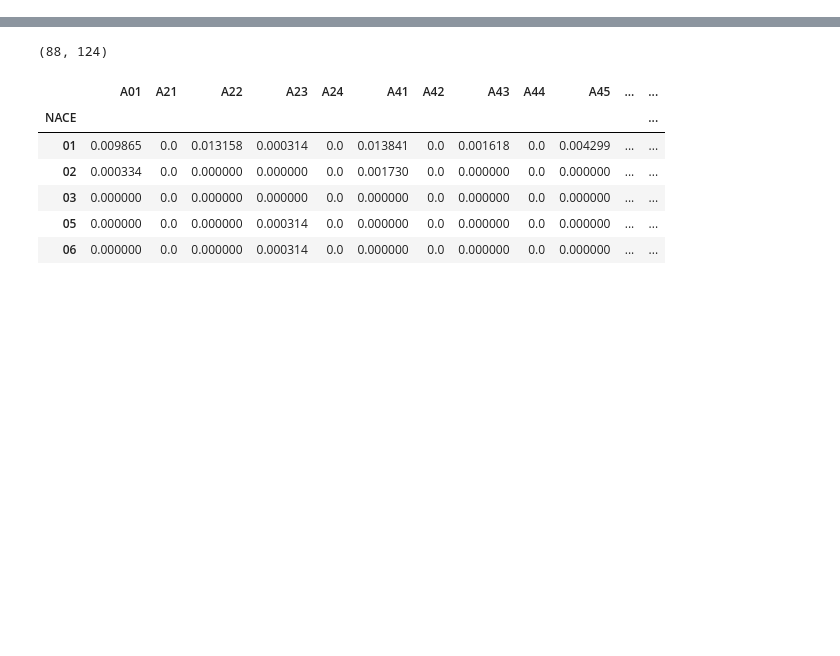
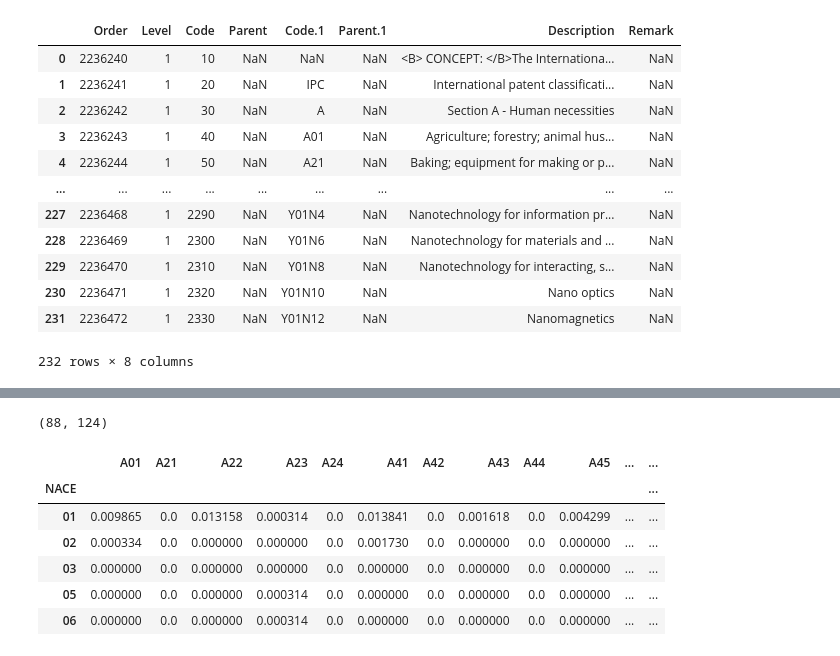
Before and after one commit to piotrsobecki/economical_impact_pri, a Jupyter notebook: data preprocessing - ipc nace.ipynb, the cells around one changed output, grey strips where cells are left out. Drawn from its saved outputs; the diff is of its cells as text; code cells hidden in the pictures; blank space fills up the shorter version.

Commit message:
Update the corcordance table

```diff
--- a/data preprocessing - ipc nace.ipynb
+++ b/data preprocessing - ipc nace.ipynb
@@ -15,6 +15,24 @@ chart_studio.tools.set_credentials_file(**load_json('auth/.chart_studio.json'))
 patents_df = pd.read_excel('out/inst_patents.xlsx')
 # %%
 nace = pd.read_excel('concordance/nace.xlsx')
+# %%
+ipc = pd.read_csv('concordance/ipc.csv')
+# %%
+ipc
+# %% [output]
+|  | Order | Level | Code | Parent | Code.1 | Parent.1 | Description | Remark |
+| 0 | 2236240 | 1 | 10 | NaN | NaN | NaN | <B> CONCEPT: </B>The Internationa... | NaN |
+| 1 | 2236241 | 1 | 20 | NaN | IPC | NaN | International patent classificati... | NaN |
+| 2 | 2236242 | 1 | 30 | NaN | A | NaN | Section A - Human necessities | NaN |
+| 3 | 2236243 | 1 | 40 | NaN | A01 | NaN | Agriculture; forestry; animal hus... | NaN |
+| 4 | 2236244 | 1 | 50 | NaN | A21 | NaN | Baking; equipment for making or p... | NaN |
+| ... | ... | ... | ... | ... | ... | ... | ... | ... |
+| 227 | 2236468 | 1 | 2290 | NaN | Y01N4 | NaN | Nanotechnology for information pr... | NaN |
+| 228 | 2236469 | 1 | 2300 | NaN | Y01N6 | NaN | Nanotechnology for materials and ... | NaN |
+| 229 | 2236470 | 1 | 2310 | NaN | Y01N8 | NaN | Nanotechnology for interacting, s... | NaN |
+| 230 | 2236471 | 1 | 2320 | NaN | Y01N10 | NaN | Nano optics | NaN |
+| 231 | 2236472 | 1 | 2330 | NaN | Y01N12 | NaN | Nanomagnetics | NaN |
+232 rows × 8 columns
 # %%
 nace_code_labels  = nace[(nace['Code'].str.len() <=2) ].to_dict(orient='records')
 
```
Also changed, not shown: parts of 12 cells of this notebook, 6 other files.
